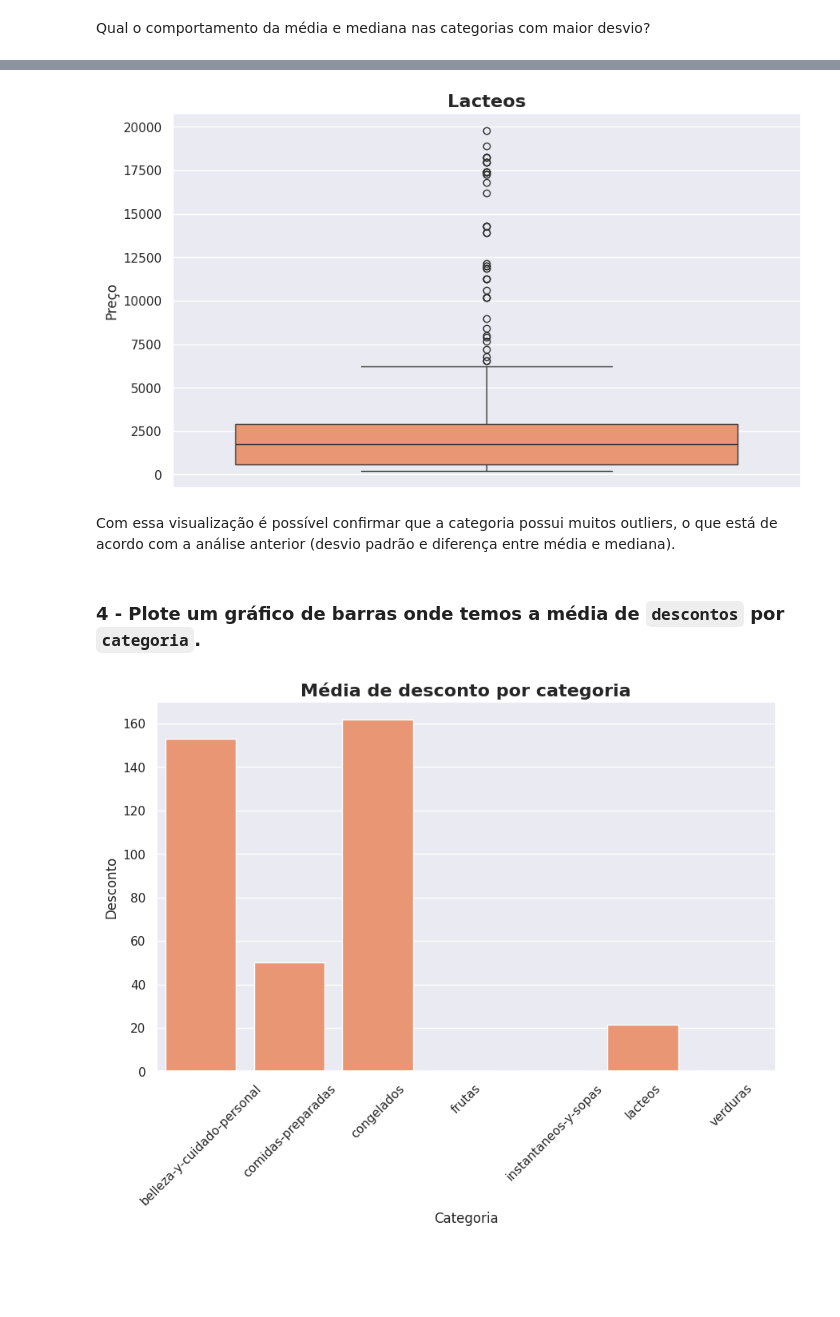
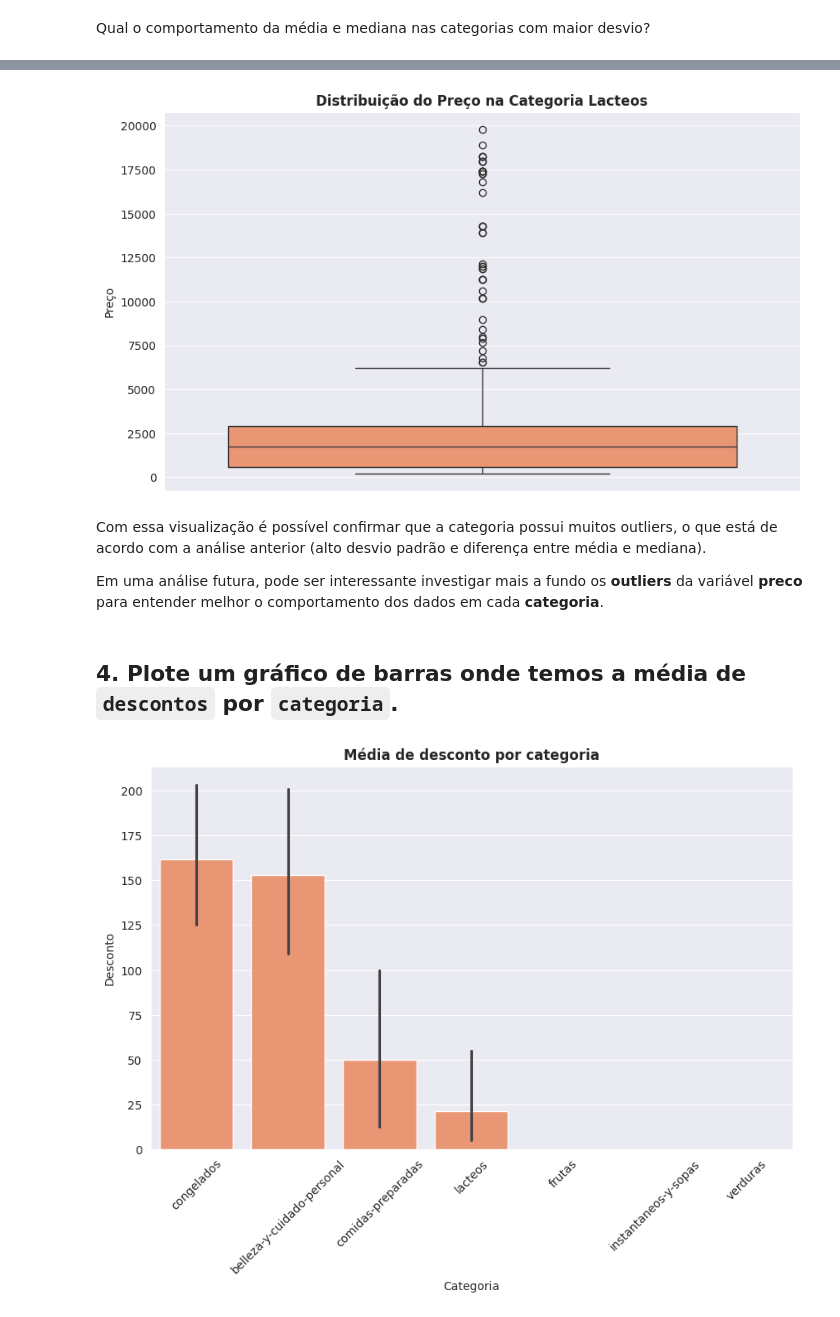
Before and after one commit to gracielarozza/estatistica_basica_supermercado, a Jupyter notebook: estatistica_basica_supermercado.ipynb, the cells around one changed output, grey strips where cells are left out. Cells and saved outputs as stored; diff of their text form; code cells hidden in the pictures; blank space fills up the shorter version.

```diff
--- a/estatistica_basica_supermercado.ipynb
+++ b/estatistica_basica_supermercado.ipynb
@@ -16,5 +12,5 @@ Altere o código abaixo de acordo com seu diretório.
 # %%
-df = pd.read_csv('/content/MODULO13_PROJETOFINAL_BASE_SUPERMERCADO.csv')
-df.sample(10)
+df = pd.read_csv('/content/base_supermercado.csv')
+df.sample(5)
 # %% [output]
 |  | title | Marca | Preco_Normal | Preco_Desconto | Preco_Anterior | Desconto | Categoria |
@@ -241,29 +173,38 @@ Dica: Para trazer apenas os dados da categoria que você deseja você pode usar
 df_lacteos = df.loc[df['categoria'] == 'lacteos']
 
 plt.figure(figsize=(10, 6))
+sns.set_style('darkgrid')
+
 sns.boxplot(data=df_lacteos, y='preco_normal',
             color='#fc8d62', linecolor='#333')
-plt.title('Lacteos', fontsize=16, fontweight='bold')
+
+plt.title('Distribuição do Preço na Categoria Lacteos', fontweight='bold')
 plt.ylabel('Preço')
+
 plt.show()
 # %% [output]
-[figure, old version]
+[figure, new version]
 # %% [markdown]
-Com essa visualização é possível confirmar que a categoria possui muitos outliers, o que está de acordo com a análise anterior (desvio padrão e diferença entre média e mediana).
+Com essa visualização é possível confirmar que a categoria possui muitos outliers, o que está de acordo com a análise anterior (alto desvio padrão e diferença entre média e mediana).
+
+Em uma análise futura, pode ser interessante investigar mais a fundo os **outliers** da variável **preco** para entender melhor o comportamento dos dados em cada **categoria**.
 # %% [markdown]
-### 4 - Plote um gráfico de barras onde temos a média de `descontos` por `categoria`.
+## 4. Plote um gráfico de barras onde temos a média de `descontos` por `categoria`.
 # %%
-# Cálculo da média de desconto por categoria
-media_desconto = df.groupby('categoria')['desconto'].mean()
+# Gráfico de barras da média de descontos por categoria
+order = df.groupby('categoria')['desconto'].mean().sort_values(ascending=False).index
 
-# Gráfico de barras da média de descontos por categoria
+sns.set_style('darkgrid')
 plt.figure(figsize=(10, 6))
-sns.barplot(x=media_desconto.index, y=media_desconto, color='#fc8d62')
-plt.title('Média de desconto por categoria', fontsize=16, fontweight='bold')
+
+sns.barplot(data=df, x='categoria', y='desconto', color='#fc8d62', order=order)
+
+plt.title('Média de desconto por categoria', fontweight='bold')
 plt.xticks(rotation=45)
 plt.xlabel('Categoria')
 plt.ylabel('Desconto')
+
 plt.show()
 # %% [output]
-[figure, old version]
+[figure, new version]
 # %% [markdown]
```
Also changed, not shown: parts of 29 cells of this notebook, 2 other files.
